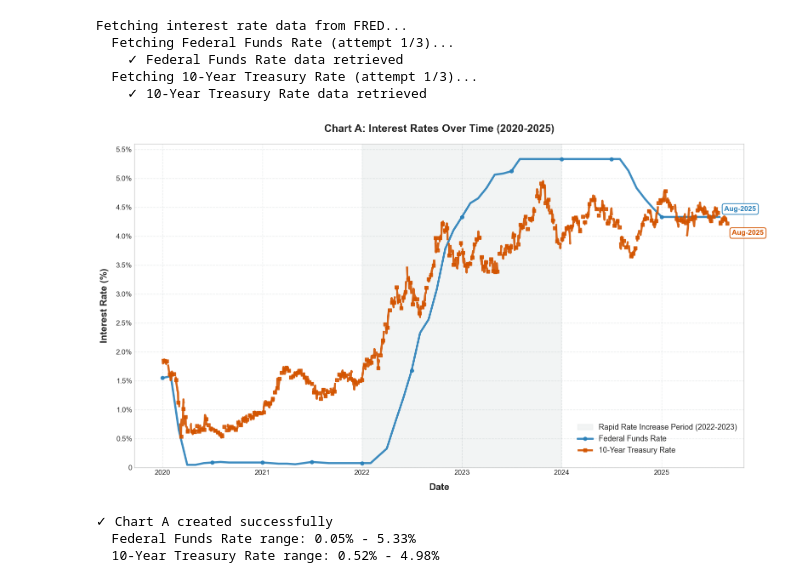
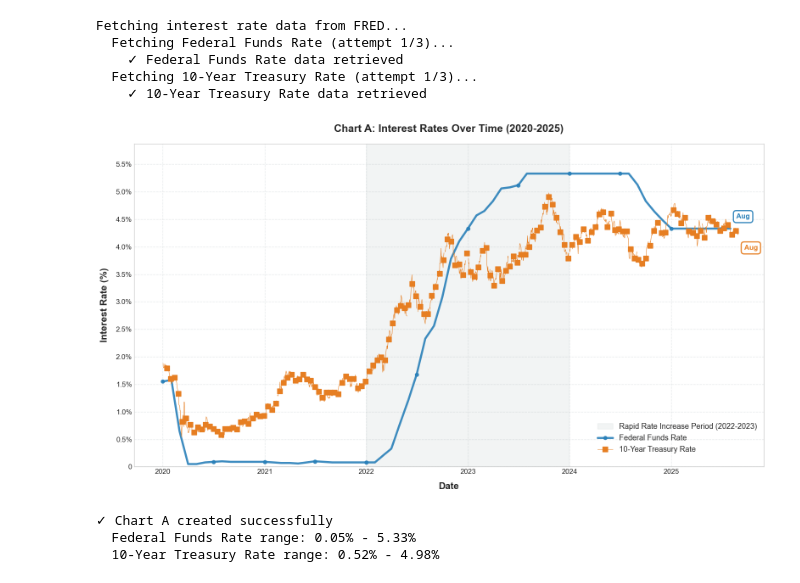
Before and after one commit to llorracc/as.180.369, a Jupyter notebook: contrib/AMonninger/Paper_Restructured/07_appendix.ipynb, the cells around one changed output. Saved outputs shown, nothing was run; the diff lists cells and outputs as text; code cells hidden in the pictures.

```diff
--- a/contrib/AMonninger/Paper_Restructured/07_appendix.ipynb
+++ b/contrib/AMonninger/Paper_Restructured/07_appendix.ipynb
@@ -223,45 +103,48 @@ try:
             linewidth=3.5, color='#2980b9', label='Federal Funds Rate',
             marker='o', markersize=6, markevery=6, zorder=4, alpha=0.9)
 
-    # Add date label at end of Federal Funds Rate line - positioned above
+    # Add date label at end of Federal Funds Rate line - positioned within grid
     last_fed_date = fed_funds.index[-1]
     last_fed_value = fed_funds['FEDFUNDS'].iloc[-1]
-    last_fed_label = last_fed_date.strftime('%b-%Y')
+    last_fed_label = last_fed_date.strftime('%b')
     ax.annotate(last_fed_label,
                 xy=(last_fed_date, last_fed_value),
-                xytext=(8, 8), textcoords='offset points',
+                xytext=(10, 15), textcoords='offset points',
                 fontsize=12, fontweight='bold', color='#2980b9',
-                va='bottom', ha='left', clip_on=False,
-                bbox=dict(boxstyle='round,pad=0.3', facecolor='white',
-                         edgecolor='#2980b9', linewidth=1.5, alpha=0.9))
+                va='bottom', ha='left', clip_on=True,
+                bbox=dict(boxstyle='round,pad=0.4', facecolor='white',
+                         edgecolor='#2980b9', linewidth=2, alpha=0.95))
 
-    # Plot 10-Year Treasury Rate (dashed line) - orange color with better spacing
+    # Plot 10-Year Treasury Rate (solid line) - orange color with improved readability
     ax.plot(treasury_10y.index, treasury_10y['DGS10'],
-            linewidth=3.5, color='#d35400', linestyle='--', dashes=(15, 8),
-            label='10-Year Treasury Rate',
-            marker='s', markersize=6, markevery=6, zorder=4, alpha=0.9)
+            linewidth=0.75, color='#e67e22', label='10-Year Treasury Rate',
+            marker='s', markersize=9, markevery=10, zorder=4, alpha=1.0)
 
-    # Add date label at end of Treasury Rate line - positioned below
+    # Add date label at end of Treasury Rate line - positioned within grid
     last_treasury_date = treasury_10y.index[-1]
     last_treasury_value = treasury_10y['DGS10'].iloc[-1]
-    last_treasury_label = last_treasury_date.strftime('%b-%Y')
+    last_treasury_label = last_treasury_date.strftime('%b')
     ax.annotate(last_treasury_label,
                 xy=(last_treasury_date, last_treasury_value),
-                xytext=(8, -12), textcoords='offset points',
-                fontsize=12, fontweight='bold', color='#d35400',
-                va='top', ha='left', clip_on=False,
-                bbox=dict(boxstyle='round,pad=0.3', facecolor='white',
-                         edgecolor='#d35400', linewidth=1.5, alpha=0.9))
+                xytext=(10, -18), textcoords='offset points',
+                fontsize=12, fontweight='bold', color='#e67e22',
+                va='top', ha='left', clip_on=True,
+                bbox=dict(boxstyle='round,pad=0.4', facecolor='white',
+                         edgecolor='#e67e22', linewidth=2, alpha=0.95))
 
-    # Extend x-axis limits to accommodate labels
+    # Extend x-axis limits to accommodate labels within grid
     xlim_current = ax.get_xlim()
-    # Convert to datetime if needed and extend by ~2 months
+    ylim_current = ax.get_ylim()
+    # Convert to datetime if needed and extend by ~3 months
     if isinstance(fed_funds.index[-1], pd.Timestamp):
         max_date = max(fed_funds.index[-1], treasury_10y.index[-1])
-        extended_date = max_date + pd.DateOffset(months=2)
+        extended_date = max_date + pd.DateOffset(months=3)
         ax.set_xlim(left=xlim_current[0], right=mdates.date2num(extended_date))
     else:
-        ax.set_xlim(left=xlim_current[0], right=xlim_current[1] * 1.02)
+        ax.set_xlim(left=xlim_current[0], right=xlim_current[1] * 1.03)
+
+    # Extend y-axis slightly to ensure labels fit
+    ax.set_ylim(bottom=0, top=ylim_current[1] * 1.05)
 
     # Add zero line reference
     ax.axhline(y=0, color='#7f8c8d', linestyle='-', linewidth=1, alpha=0.5, zorder=2)
@@ -288,34 +171,34 @@ try:
     ax.xaxis.set_minor_locator(mdates.MonthLocator((1, 7)))
     plt.setp(ax.xaxis.get_majorticklabels(), rotation=0, ha='center')
 
     # Consistent y-axis formatting - show 0.0% as "0" and use 0.5% intervals
     def format_y_axis(x, p):
         if abs(x) < 0.01:  # If very close to zero
             return '0'
         else:
             return f'{x:.1f}%'
     ax.yaxis.set_major_formatter(plt.FuncFormatter(format_y_axis))
     ax.yaxis.set_major_locator(plt.MultipleLocator(0.5))  # 0.5% intervals
     ax.set_ylim(bottom=0)  # Start at exactly 0, no offset
 
     plt.tight_layout()
     plt.savefig('chart_a_interest_rates.png', dpi=300, bbox_inches='tight', facecolor='white')
     plt.show()
 
     print("✓ Chart A created successfully")
     print(f"  Federal Funds Rate range: {fed_funds['FEDFUNDS'].min():.2f}% - {fed_funds['FEDFUNDS'].max():.2f}%")
     print(f"  10-Year Treasury Rate range: {treasury_10y['DGS10'].min():.2f}% - {treasury_10y['DGS10'].max():.2f}%")
 
 except Exception as e:
     print(f"⚠ Error creating Chart A: {str(e)}")
     print("Note: This code requires FRED API access and data availability")
 # %% [output]
 Fetching interest rate data from FRED...
   Fetching Federal Funds Rate (attempt 1/3)...
     ✓ Federal Funds Rate data retrieved
   Fetching 10-Year Treasury Rate (attempt 1/3)...
     ✓ 10-Year Treasury Rate data retrieved
-[figure, old version]
+[figure, new version]
 ✓ Chart A created successfully
   Federal Funds Rate range: 0.05% - 5.33%
   10-Year Treasury Rate range: 0.52% - 4.98%
```
Also changed, not shown: parts of 9 cells of this notebook, 2 other files.
